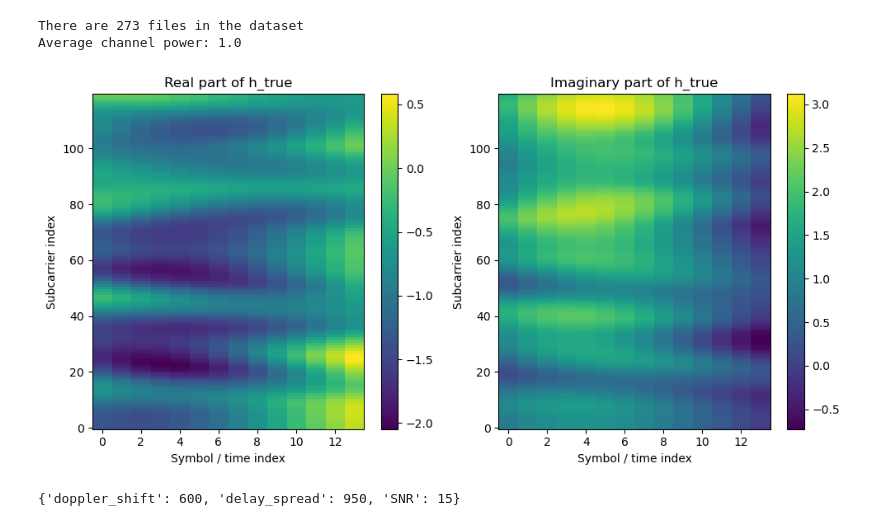
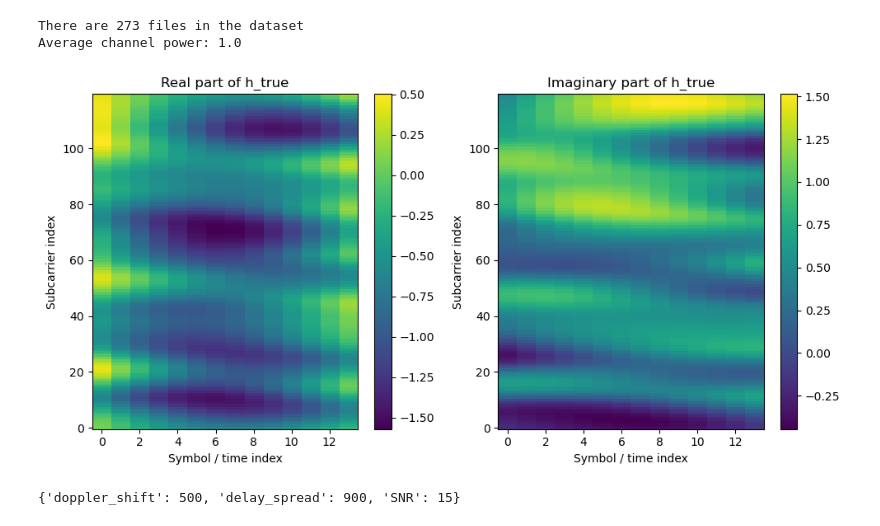
Before and after one commit to BerkIGuler/3GPPChannels, a Jupyter notebook: examples/visualize_tdl_channels.ipynb, the cells around one changed output. Cells and saved outputs as stored; diff of their text form; code cells hidden in the pictures.

Commit message:
Update `lmmse_channel_estimation.ipynb`, `NN_channel_estimation.ipynb`, and `visualize_tdl_channels.ipynb` to adjust dataset paths

```diff
--- a/examples/visualize_tdl_channels.ipynb
+++ b/examples/visualize_tdl_channels.ipynb
@@ -7,8 +7,7 @@ import torch
 from torch.utils.data import Dataset, Subset
 import matplotlib.pyplot as plt
 # %%
-# TRAIN_SET_PATH = "/opt/shared/datasets/NeoRadiumTDLdataset/train/TDLA"
-TRAIN_SET_PATH = "../output/tdl_dataset"
+TRAIN_SET_PATH = "/opt/shared/datasets/NeoRadiumTDLdataset/train/TDLA"
 LIMIT_DATA_SIZE = 1000
 TRAIN_SNR_LEVELS = [0, 10, 20, 30]
 SNR_LEVELS = [0, 5, 10, 15, 20, 25, 30]
@@ -208,11 +207,11 @@ small_dataset_indices = np.random.choice(len(large_dataset), size=LIMIT_DATA_SIZ
 
 small_dataset = Subset(large_dataset, small_dataset_indices)
 # %%
-sample_idx = 20
+sample_idx = 5
 metadata = small_dataset[sample_idx][2]
 h_true = small_dataset[sample_idx][1]
 plot_real_imag(h_true)
 print(metadata)
 # %% [output]
-[figure, old version]
+[figure, new version]
-{'doppler_shift': 600, 'delay_spread': 950, 'SNR': 15}
+{'doppler_shift': 500, 'delay_spread': 900, 'SNR': 15}
```
Also changed, not shown: 2 other files.
